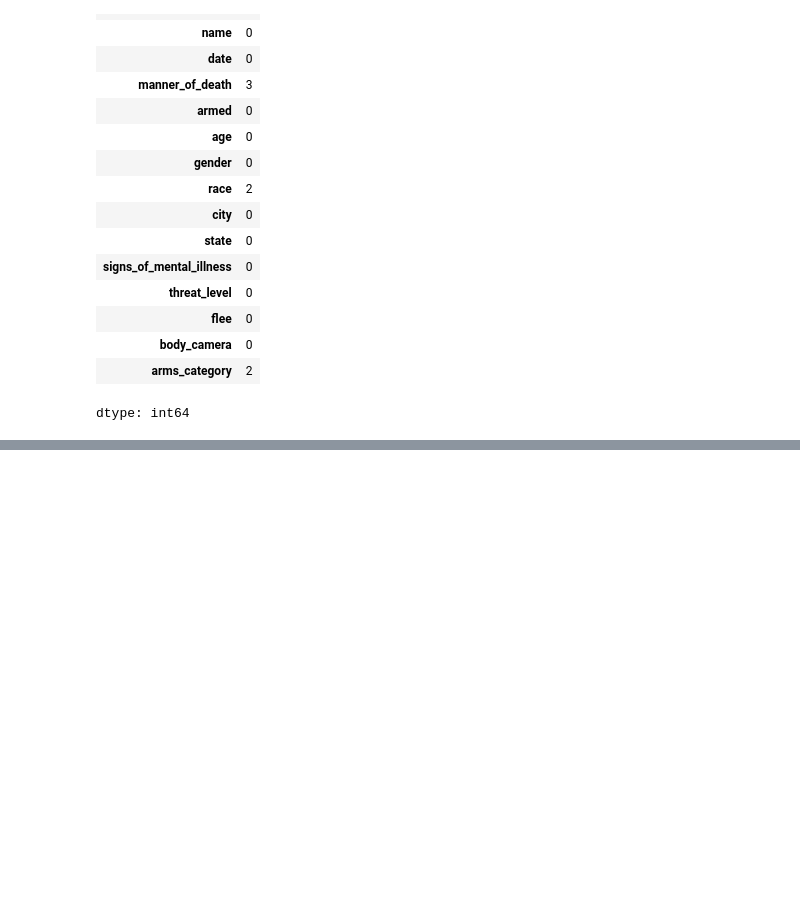
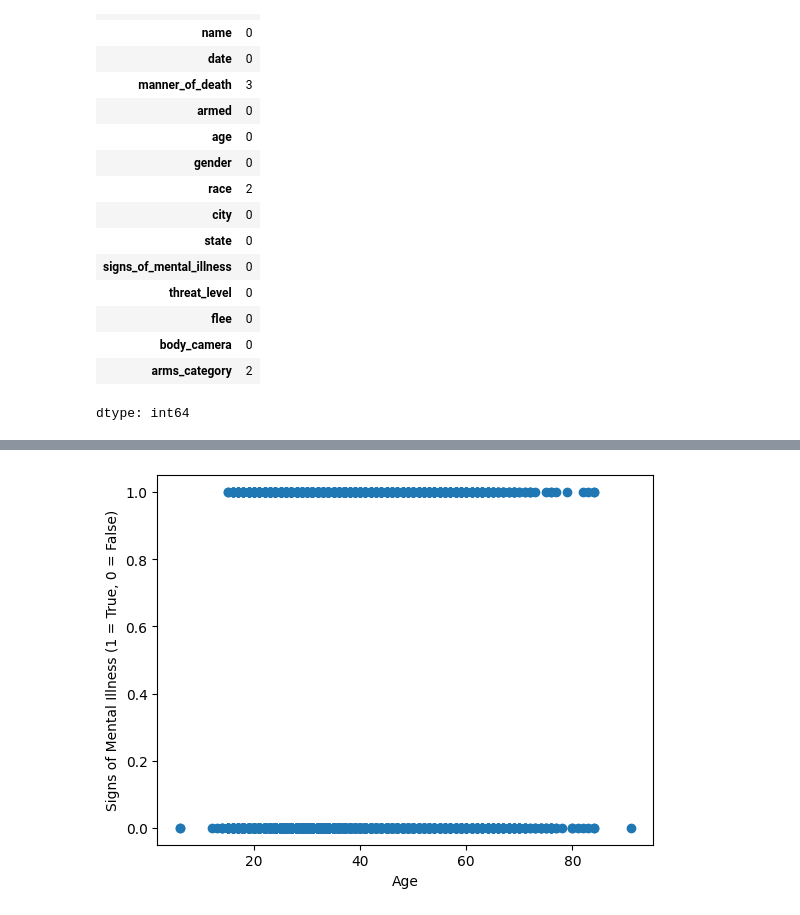
Before and after one commit to Vikaash7/21BDS0052-EDA, a Jupyter notebook: 21BDS0052.ipynb, the cells around one changed output, grey strips where cells are left out. Cells and saved outputs as stored; diff of their text form; code cells hidden in the pictures; blank space fills up the shorter version.

```diff
--- a/21BDS0052.ipynb
+++ b/21BDS0052.ipynb
@@ -140,0 +177,7 @@ dtype: int64
+# %%
+plt.scatter(df["age"], df["signs_of_mental_illness"].apply(lambda x: 1 if x else 0))
+plt.xlabel("Age")
+plt.ylabel("Signs of Mental Illness (1 = True, 0 = False)")
+plt.show()
+# %% [output]
+[figure, added]
```
Also changed, not shown: parts of 9 cells of this notebook.
